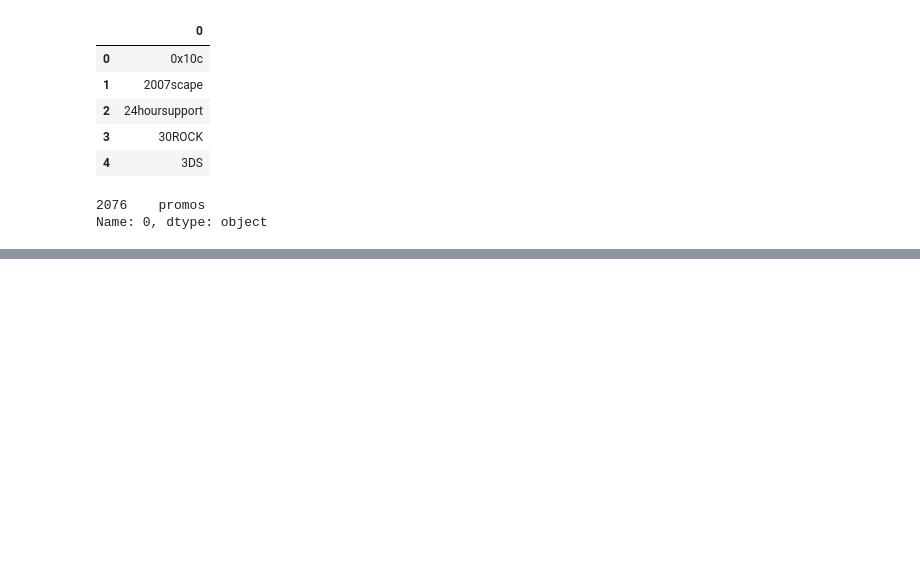
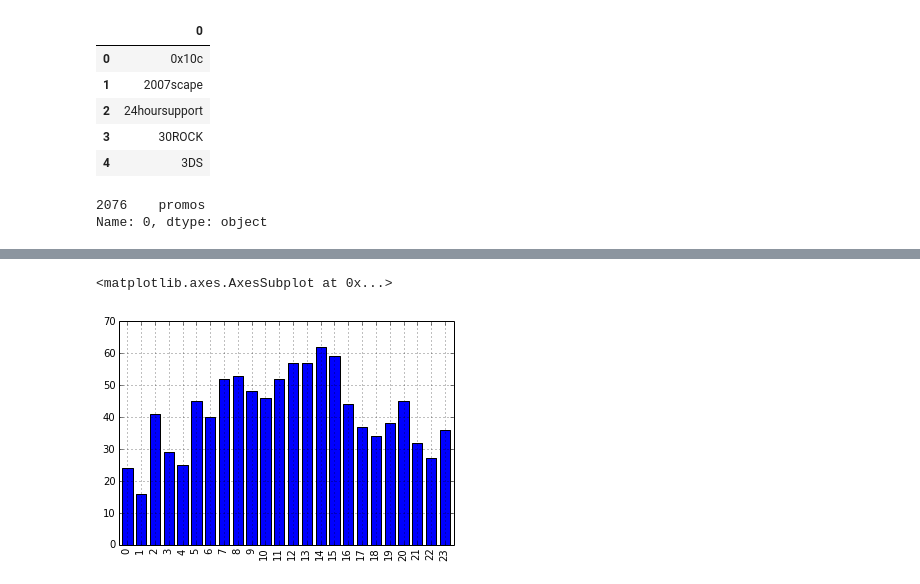
Before and after one commit to grepJimmyGu/capstone, a Jupyter notebook: Project.ipynb, the cells around one changed output, grey strips where cells are left out. Drawn from its saved outputs; the diff is of its cells as text; code cells hidden in the pictures; blank space fills up the shorter version.

```diff
--- a/Project.ipynb
+++ b/Project.ipynb
@@ -130,0 +113,5 @@ Time.append(Tim, range(24))
+# %%
+Time_count['0x10c'].plot(kind = 'bar')
+# %% [output]
+<matplotlib.axes.AxesSubplot at 0x...>
+[figure, added]
```
Also changed, not shown: parts of 8 cells of this notebook.
